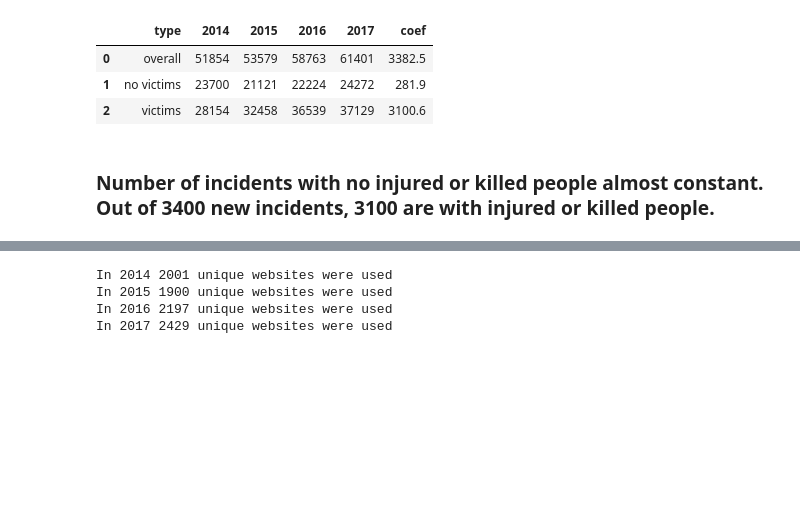
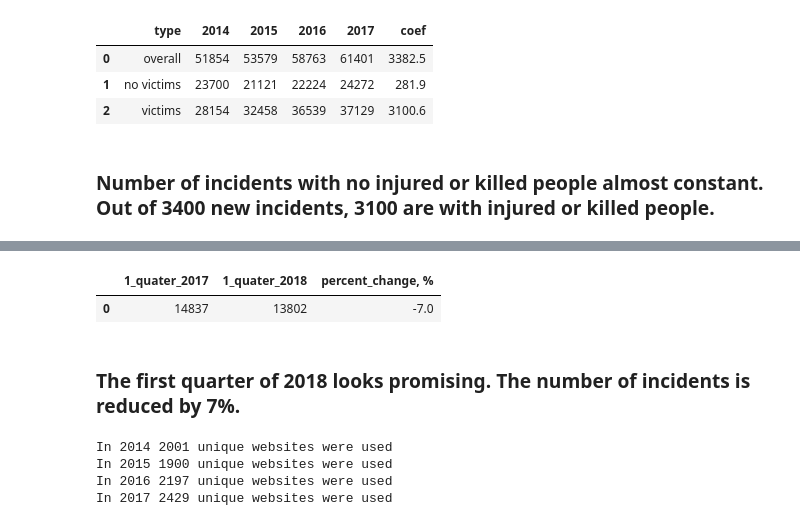
Before and after one commit to belkasanek/eda-gun-violence, a Jupyter notebook: gun_violence_eda.ipynb, the cells around one changed output, grey strips where cells are left out. Cells and saved outputs as stored; diff of their text form; code cells hidden in the pictures; blank space fills up the shorter version.

Commit message:
Add analysis about number of incidents in first quarter of 2018.

```diff
--- a/gun_violence_eda.ipynb
+++ b/gun_violence_eda.ipynb
@@ -190,3 +195,15 @@ num_year
+# %%
+q1_2018 = df.loc[df['year'] == 2018, 'date'].count()
+q1_2017 = df.loc[(df['year'] == 2017) & (df['month'] < 4), 'date'].count()
+
+pd.DataFrame(data={'1_quater_2017': [q1_2017],
+                   '1_quater_2018': [q1_2018],
+                   'percent_change, %': [round(100 * (q1_2018 - q1_2017) / q1_2017)]})
+# %% [output]
+|  | 1_quater_2017 | 1_quater_2018 | percent_change, % |
+| 0 | 14837 | 13802 | -7.0 |
+# %% [markdown]
+### The first quarter of 2018 looks promising. The number of incidents is reduced by 7%.
 # %%
 for year in range(2014, 2018):
     print('In {} {} unique websites were used'\
```
Also changed, not shown: parts of 3 cells of this notebook.
